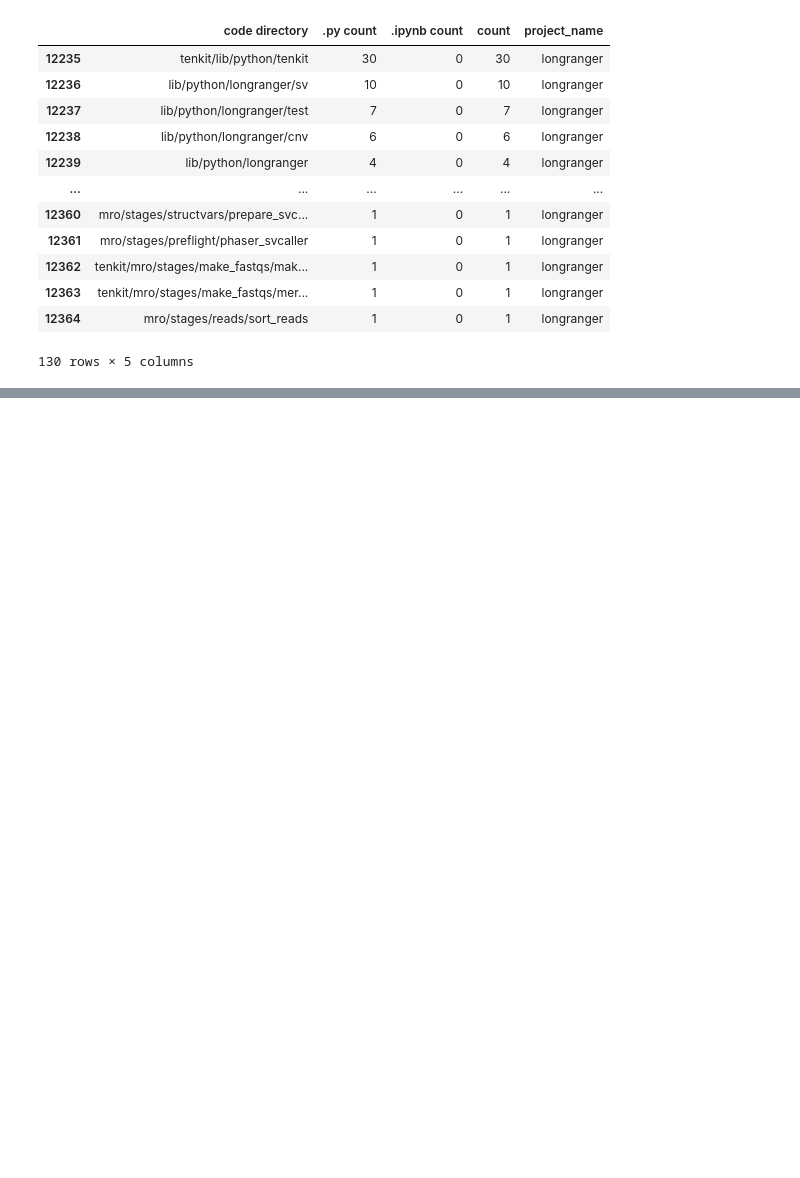
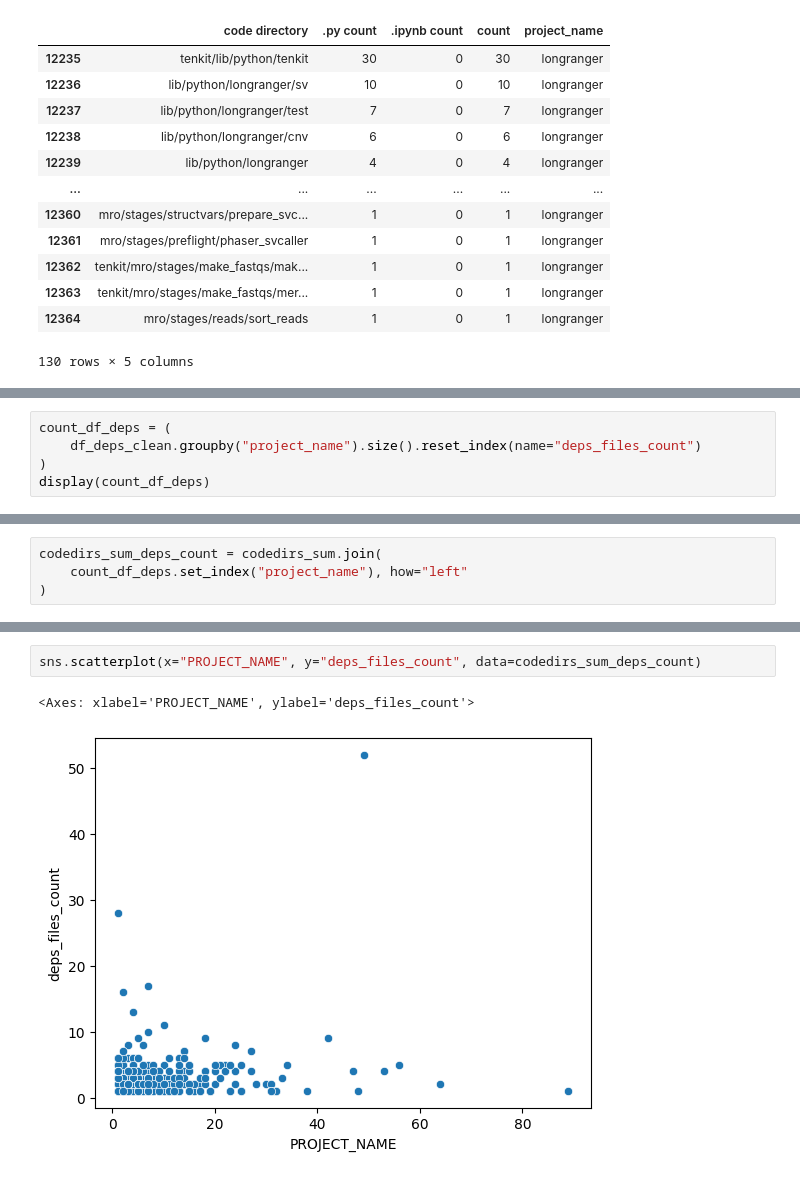
Before and after one commit to tweag/FawltyDeps, a Jupyter notebook: PyPI_analysis/notebooks/results-biomedical.ipynb, the cells around one changed output, grey strips where cells are left out. Saved outputs shown, nothing was run; the diff lists cells and outputs as text; blank space fills up the shorter version.

```diff
--- a/PyPI_analysis/notebooks/results-biomedical.ipynb
+++ b/PyPI_analysis/notebooks/results-biomedical.ipynb
@@ -987,0 +1121,5 @@ df_codedirs_clean[df_codedirs_clean["project_name"] == "longranger"]
+# %%
+count_df_deps = (
+    df_deps_clean.groupby("project_name").size().reset_index(name="deps_files_count")
+)
+display(count_df_deps)
@@ -987,0 +1140,4 @@ df_codedirs_clean[df_codedirs_clean["project_name"] == "longranger"]
+# %%
+codedirs_sum_deps_count = codedirs_sum.join(
+    count_df_deps.set_index("project_name"), how="left"
+)
@@ -987,0 +1149,5 @@ df_codedirs_clean[df_codedirs_clean["project_name"] == "longranger"]
+# %%
+sns.scatterplot(x="PROJECT_NAME", y="deps_files_count", data=codedirs_sum_deps_count)
+# %% [output]
+<Axes: xlabel='PROJECT_NAME', ylabel='deps_files_count'>
+[figure, added]
```
Also changed, not shown: parts of 21 cells of this notebook.
